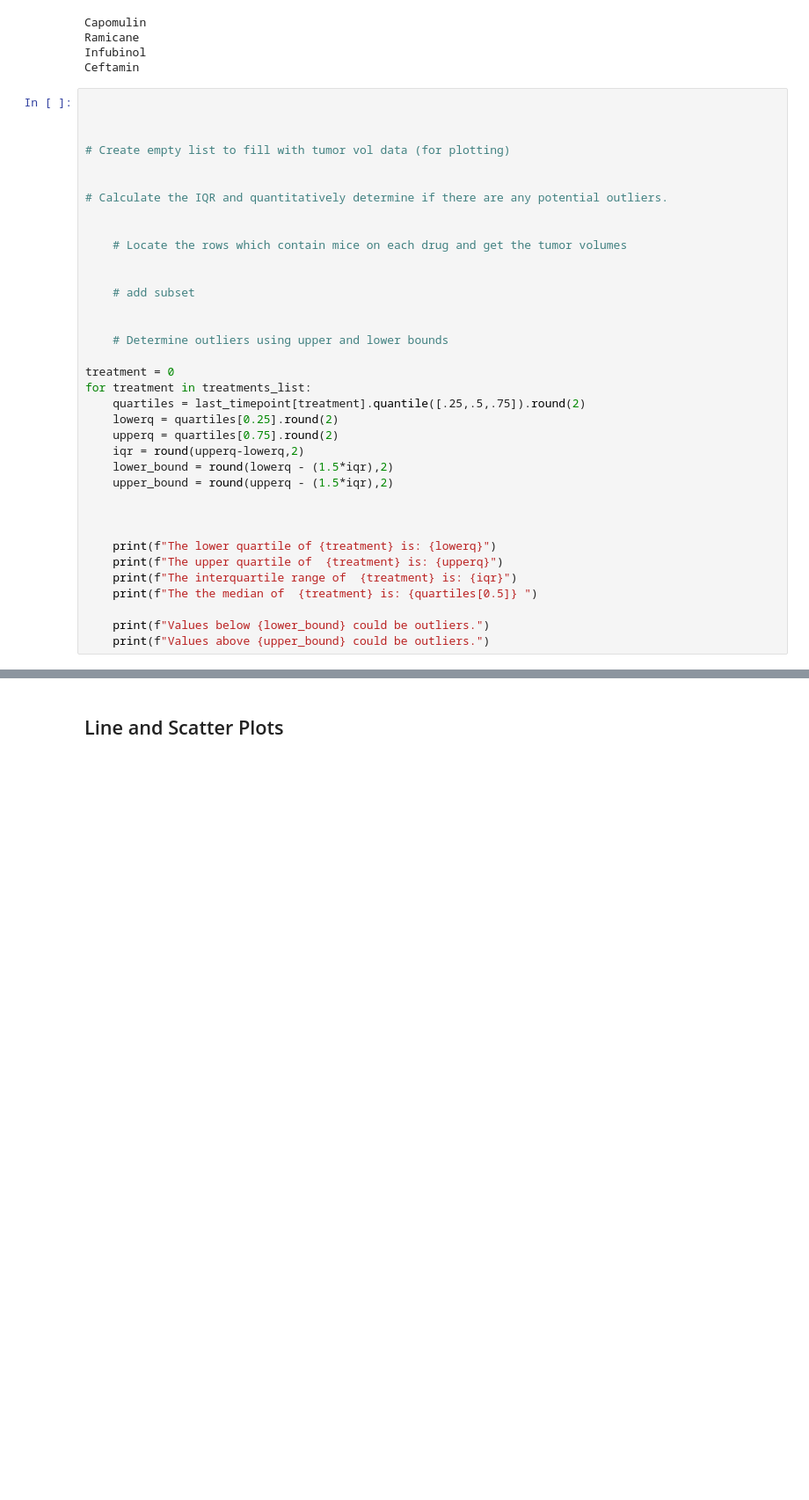
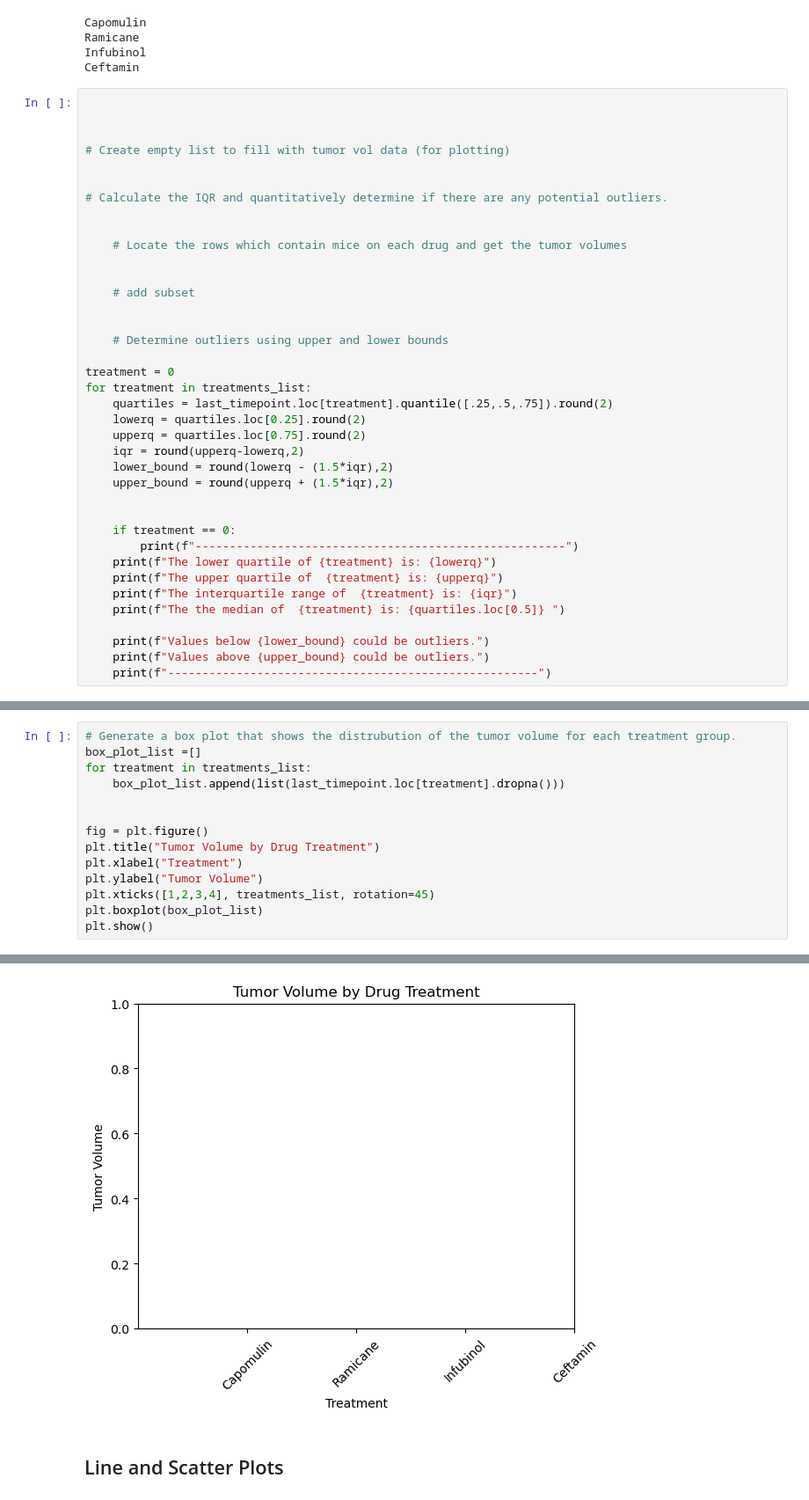
Before and after one commit to Annabrabender/datavisulization-challenge, a Jupyter notebook: pymaceuticals_starter.ipynb, the cells around one changed output, grey strips where cells are left out. Shown: that part at 88% size. Drawn from its saved outputs; the diff is of its cells as text; blank space fills up the shorter version.

```diff
--- a/pymaceuticals_starter.ipynb
+++ b/pymaceuticals_starter.ipynb
@@ -239,20 +239,22 @@ Ceftamin
 
 treatment = 0
 for treatment in treatments_list:
-    quartiles = last_timepoint[treatment].quantile([.25,.5,.75]).round(2)
-    lowerq = quartiles[0.25].round(2)
-    upperq = quartiles[0.75].round(2)
+    quartiles = last_timepoint.loc[treatment].quantile([.25,.5,.75]).round(2)
+    lowerq = quartiles.loc[0.25].round(2)
+    upperq = quartiles.loc[0.75].round(2)
     iqr = round(upperq-lowerq,2)
     lower_bound = round(lowerq - (1.5*iqr),2)
-    upper_bound = round(upperq - (1.5*iqr),2)
+    upper_bound = round(upperq + (1.5*iqr),2)
 
 
-
+    if treatment == 0:
+        print(f"------------------------------------------------------")
     print(f"The lower quartile of {treatment} is: {lowerq}")
     print(f"The upper quartile of  {treatment} is: {upperq}")
     print(f"The interquartile range of  {treatment} is: {iqr}")
-    print(f"The the median of  {treatment} is: {quartiles[0.5]} ")
+    print(f"The the median of  {treatment} is: {quartiles.loc[0.5]} ")
 
     print(f"Values below {lower_bound} could be outliers.")
     print(f"Values above {upper_bound} could be outliers.")
+    print(f"------------------------------------------------------")
 # %% [output]
@@ -278,0 +278,15 @@ last_timepoint
+# %%
+# Generate a box plot that shows the distrubution of the tumor volume for each treatment group.
+box_plot_list =[]
+for treatment in treatments_list:
+    box_plot_list.append(list(last_timepoint.loc[treatment].dropna()))
+
+
+fig = plt.figure()
+plt.title("Tumor Volume by Drug Treatment")
+plt.xlabel("Treatment")
+plt.ylabel("Tumor Volume")
+plt.xticks([1,2,3,4], treatments_list, rotation=45)
+plt.boxplot(box_plot_list)
+plt.show()
+# %% [output]
@@ -279,2 +294,3 @@ last_timepoint
+[figure, added]
 # %% [markdown]
 ## Line and Scatter Plots
```
Also changed, not shown: parts of 6 cells of this notebook.
